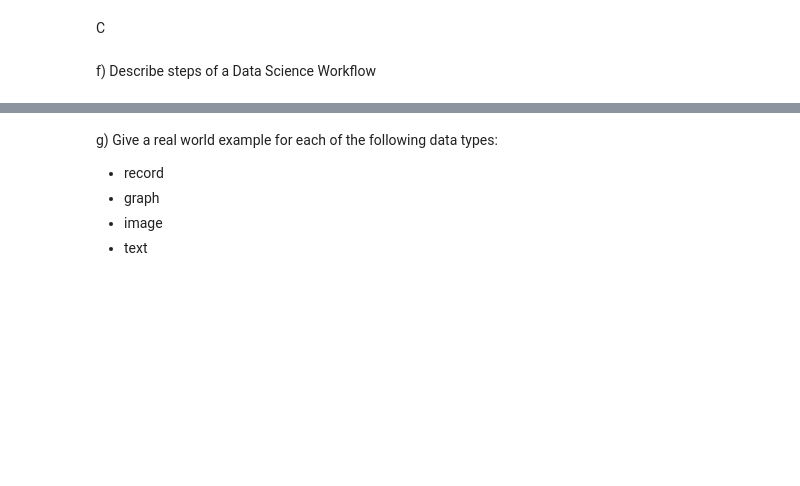
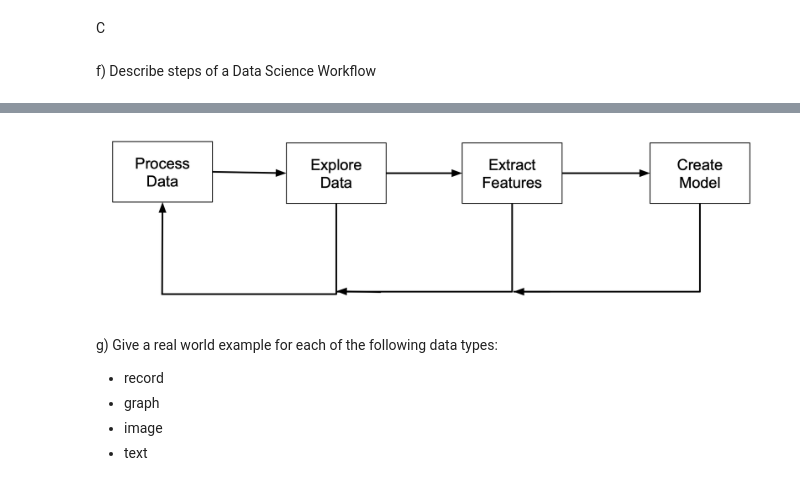
Before and after one commit to nmedeu/Data-Science-Fundamentals, a Jupyter notebook: lecture_03/worksheet_03.ipynb, the cells around one changed output, grey strips where cells are left out. Drawn from its saved outputs; the diff is of its cells as text; code cells hidden in the pictures; blank space fills up the shorter version.

Commit message:
fixed image

```diff
--- a/lecture_03/worksheet_03.ipynb
+++ b/lecture_03/worksheet_03.ipynb
@@ -46,3 +44,8 @@ f) Describe steps of a Data Science Workflow
+# %%
+from IPython.display import Image
+Image(filename="image.png", height=500, width=1000)
+# %% [output]
+[figure, added]
 # %% [markdown]
 g) Give a real world example for each of the following data types:
 
```
Also changed, not shown: parts of 1 cell of this notebook.
